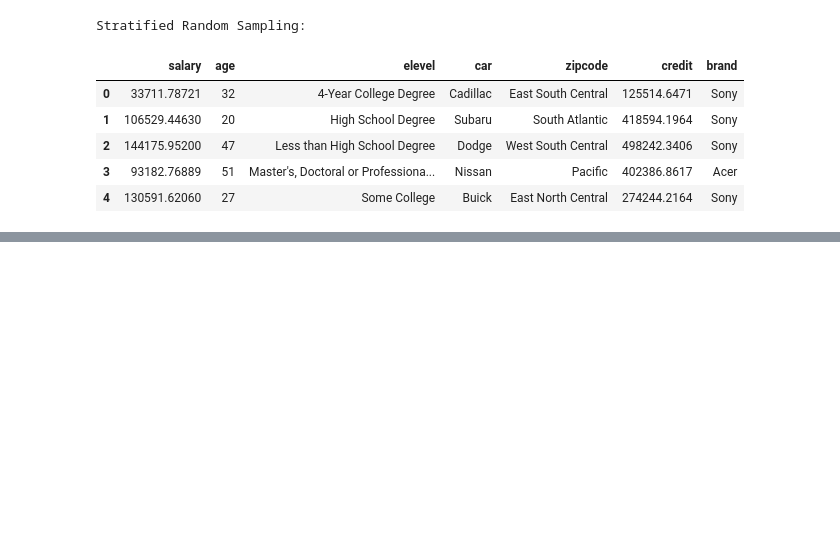
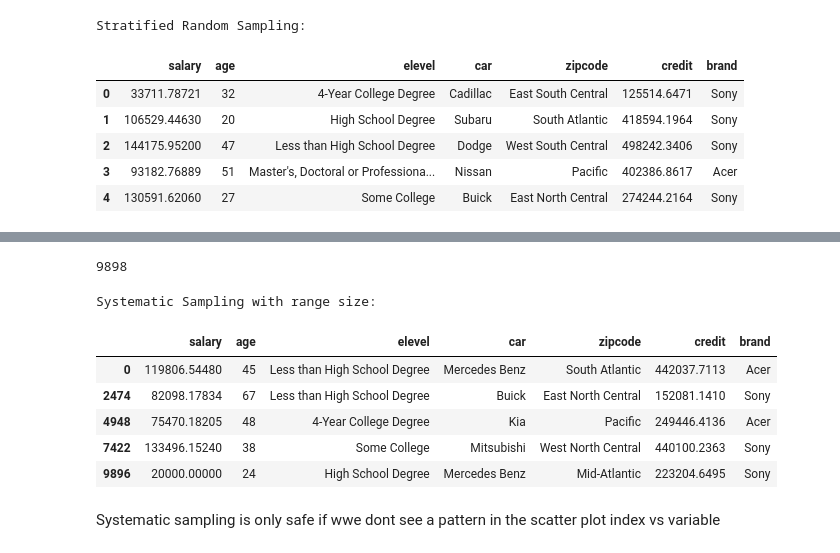
Before and after one commit to GuillermoMaresGalindo/Portafolio-Projects-Guillermo-Mares-Galindo, a Jupyter notebook: 7_Sampling/Sampling.ipynb, the cells around one changed output, grey strips where cells are left out. Saved outputs shown, nothing was run; the diff lists cells and outputs as text; code cells hidden in the pictures; blank space fills up the shorter version.

```diff
--- a/7_Sampling/Examples.ipynb
+++ b/7_Sampling/Sampling.ipynb
@@ -139,0 +198,21 @@ Systematic Sampling:
+# %%
+# 4.2 Systematic Sampling
+# Sample with a sample size of 5
+sample_size=5
+pop_size = len(data)
+display(pop_size)
+interval=pop_size//(sample_size-1)
+systematic_sample = data.iloc[::interval]
+print("\nSystematic Sampling with range size:")
+display(systematic_sample)
+# %% [output]
+9898
+Systematic Sampling with range size:
+|  | salary | age | elevel | car | zipcode | credit | brand |
+| 0 | 119806.54480 | 45 | Less than High School Degree | Mercedes Benz | South Atlantic | 442037.7113 | Acer |
+| 2474 | 82098.17834 | 67 | Less than High School Degree | Buick | East North Central | 152081.1410 | Sony |
+| 4948 | 75470.18205 | 48 | 4-Year College Degree | Kia | Pacific | 249446.4136 | Acer |
+| 7422 | 133496.15240 | 38 | Some College | Mitsubishi | West North Central | 440100.2363 | Sony |
+| 9896 | 20000.00000 | 24 | High School Degree | Mercedes Benz | Mid-Atlantic | 223204.6495 | Sony |
+# %% [markdown]
+Systematic sampling is only safe if wwe dont see a pattern in the scatter plot index vs variable
```
Also changed, not shown: parts of 12 cells of this notebook.
